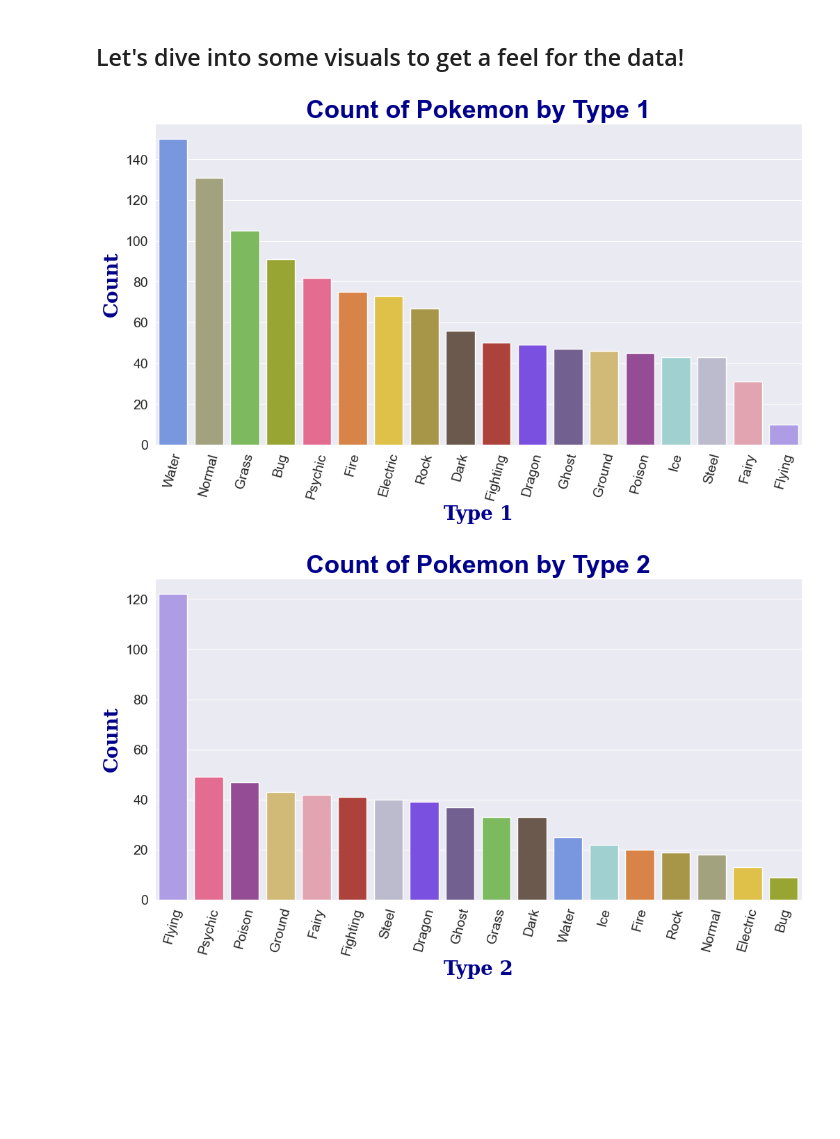
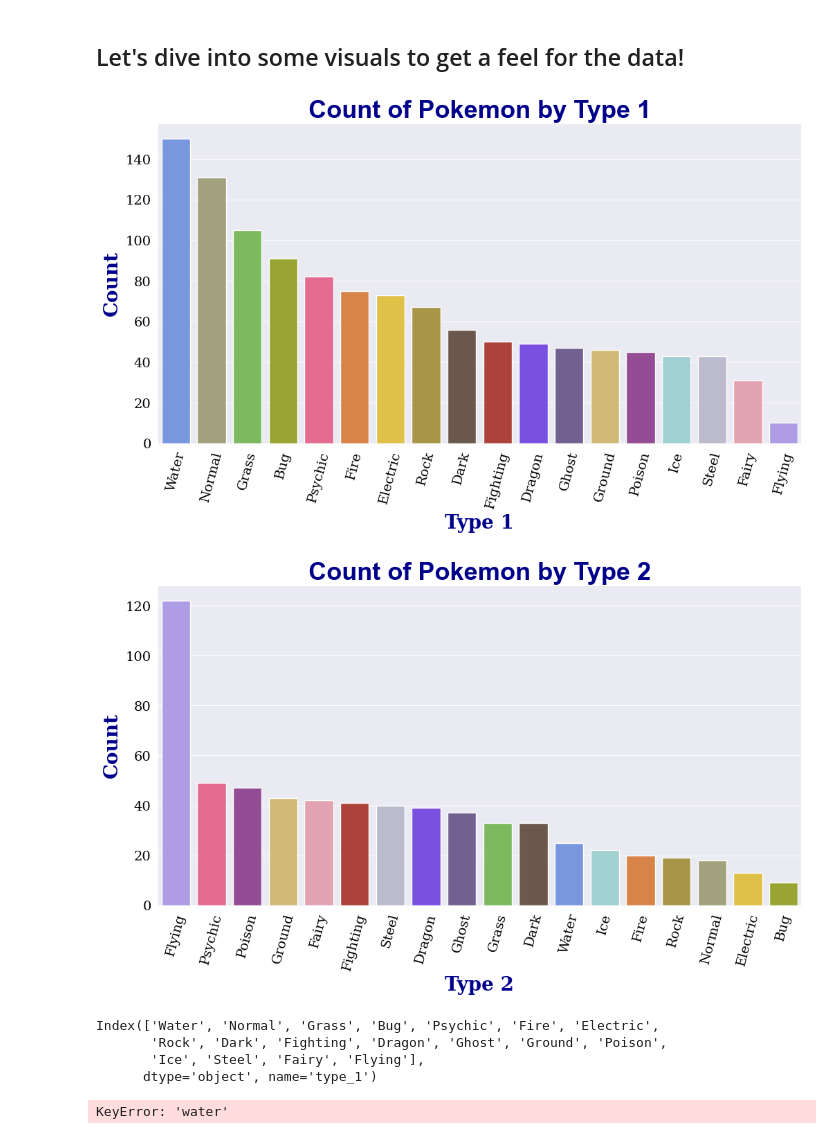
Before and after one commit to OscPop/Pokedex, a Jupyter notebook: EDA.ipynb, the cells around one changed output. Cells and saved outputs as stored; diff of their text form; code cells hidden in the pictures; blank space fills up the shorter version.

Commit message:
added some more EDA and resulting images

```diff
--- a/EDA.ipynb
+++ b/EDA.ipynb
@@ -118,35 +118,58 @@ color_dict = {
 }
 
 # Make a font dictionary for the x and y labels
-font_dict = {
+label_font_dict = {
     'family': 'serif',
     'color': 'darkblue',
     'weight': 'bold',
     'size': 20
 }
+
+# Make a font dictionary for the ticks
+tick_font_dict = {
+    'family': 'serif',
+    'color': 'black',
+    'weight': 'normal',
+    'size': 14
+}
 # %%
 # Plot the count of Pokemon by Type 1
-plt.figure(figsize=(12, 6))
+fig, ax = plt.subplots(figsize=(12, 6))
 sns.countplot(data=df, x='type_1', palette=color_dict, order=df['type_1'].value_counts().index)
-plt.xticks(rotation=75)
-plt.xticks(fontsize=14)
-plt.yticks(fontsize=14)
-plt.xlabel("Type 1", fontdict=font_dict)
-plt.ylabel("Count", fontdict=font_dict)
-plt.title("Count of Pokemon by Type 1", fontdict={'fontsize': 26, 'fontweight': 'bold', 'color': 'darkblue'})
+ax.set_xticklabels(ax.get_xticklabels(), rotation=75, fontdict=tick_font_dict)
+ax.set_yticklabels(ax.get_yticklabels(), fontdict=tick_font_dict)
+ax.set_xlabel("Type 1", fontdict=label_font_dict)
+ax.set_ylabel("Count", fontdict=label_font_dict)
+ax.set_title("Count of Pokemon by Type 1", fontdict={'fontsize': 26, 'fontweight': 'bold', 'color': 'darkblue'})
+fig.savefig('images/count_of_pokemon_by_type_1.png', dpi=300, bbox_inches='tight')
+
+# show the plot
 plt.show()
 # %% [output]
-[figure, old version]
+[figure, new version]
 # %%
 # Plot the count of Pokemon by Type 2
-plt.figure(figsize=(12, 6))
+fig, ax = plt.subplots(figsize=(12, 6))
 sns.countplot(data=df, x='type_2', palette=color_dict, order=df['type_2'].value_counts().index)
-plt.xticks(rotation=75)
-plt.xticks(fontsize=14)
-plt.yticks(fontsize=14)
-plt.xlabel("Type 2", fontdict=font_dict)
-plt.ylabel("Count", fontdict=font_dict)
-plt.title("Count of Pokemon by Type 2", fontdict={'fontsize': 26, 'fontweight': 'bold', 'color': 'darkblue'})
+ax.set_xticklabels(ax.get_xticklabels(), rotation=75, fontdict=tick_font_dict)
+ax.set_yticklabels(ax.get_yticklabels(), fontdict=tick_font_dict)
+ax.set_xlabel("Type 2", fontdict=label_font_dict)
+ax.set_ylabel("Count", fontdict=label_font_dict)
+ax.set_title("Count of Pokemon by Type 2", fontdict={'fontsize': 26, 'fontweight': 'bold', 'color': 'darkblue'})
+fig.savefig('images/count_of_pokemon_by_type_2.png', dpi=300, bbox_inches='tight')
+
+# show the plot
 plt.show()
 # %% [output]
-[figure, old version]
+[figure, new version]
+# %%
+df["type_1"].value_counts().index
+# %% [output]
+Index(['Water', 'Normal', 'Grass', 'Bug', 'Psychic', 'Fire', 'Electric',
+       'Rock', 'Dark', 'Fighting', 'Dragon', 'Ghost', 'Ground', 'Poison',
+       'Ice', 'Steel', 'Fairy', 'Flying'],
+      dtype='object', name='type_1')
+# %%
+color_dict["water"]
+# %% [output]
+KeyError: 'water'
```
Also changed, not shown: parts of 2 cells of this notebook, 4 other files.
